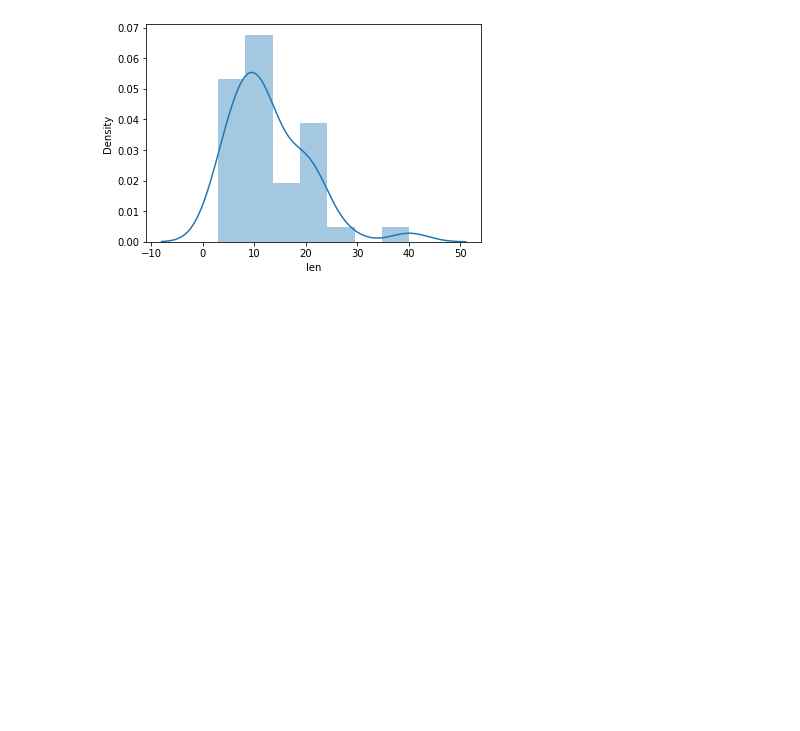
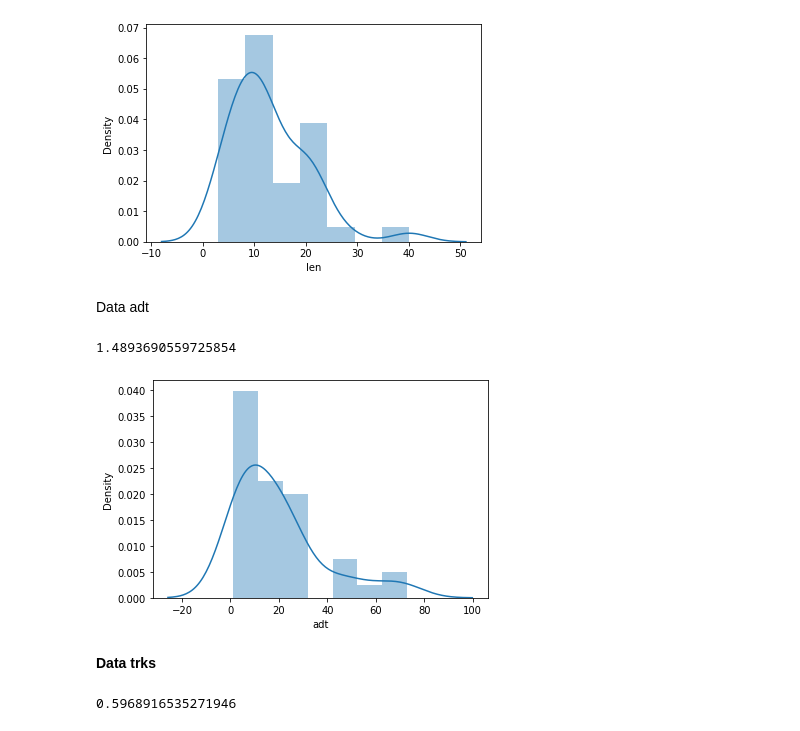
Before and after one commit to RibutDwiArtah023/DATAMINING, a Jupyter notebook: _sources/Tugas 1.ipynb, the cells around one changed output. Drawn from its saved outputs; the diff is of its cells as text; code cells hidden in the pictures; blank space fills up the shorter version.

```diff
--- a/_sources/Tugas 1.ipynb
+++ b/_sources/Tugas 1.ipynb
@@ -65,0 +92,3 @@ Median
+# %%
+data_adt=dataset["adt"]
+data_adt
@@ -108,3 +590,21 @@ sns.distplot(data_len)
 plt.show()
 # %% [output]
 [figure]
+# %% [markdown]
+Data adt
+# %%
+data_adt.skew()
+# %% [output]
+1.4893690559725854
+# %%
+plt.figure()
+sns.distplot(data_adt)
+plt.show()
+# %% [output]
+[figure, added]
+# %% [markdown]
+**Data trks**
+# %%
+data_trks.skew()
+# %% [output]
+0.5968916535271946
```
Also changed, not shown: parts of 122 cells of this notebook, 14 other files.
